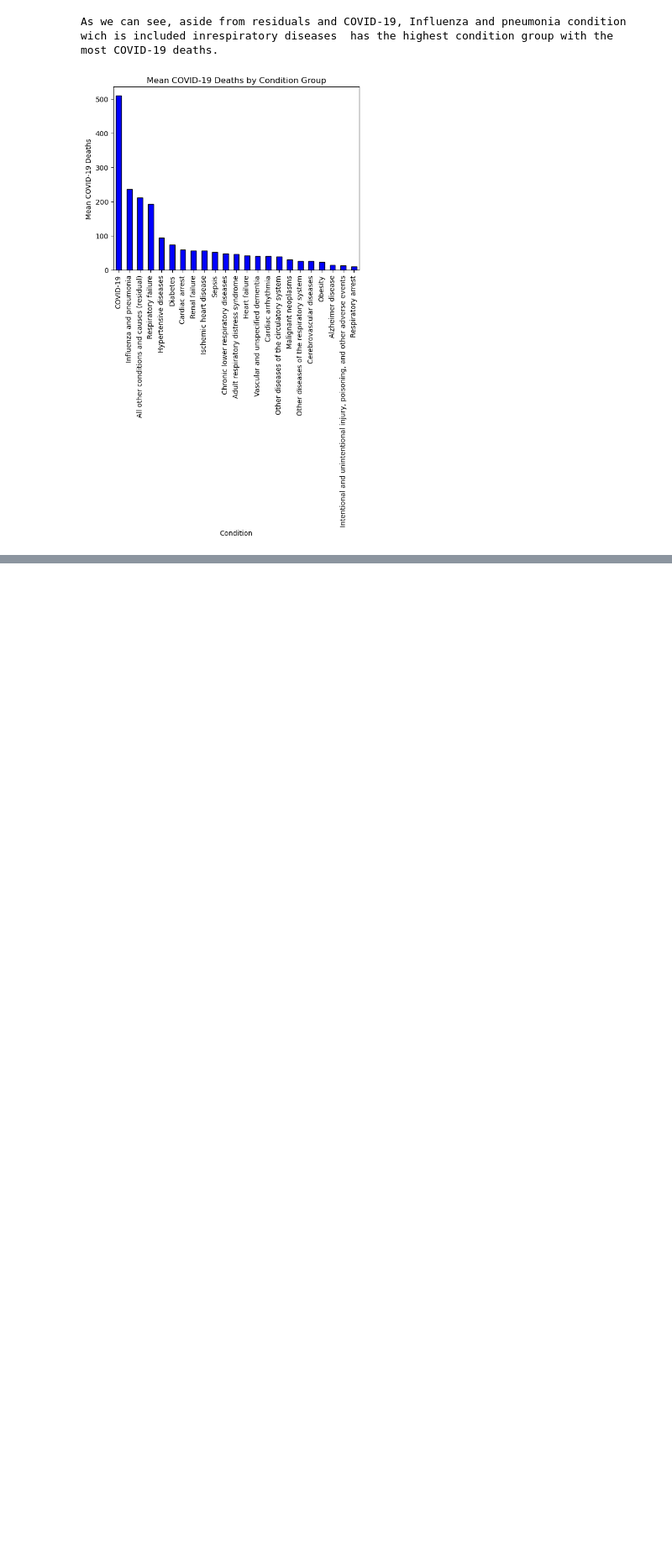
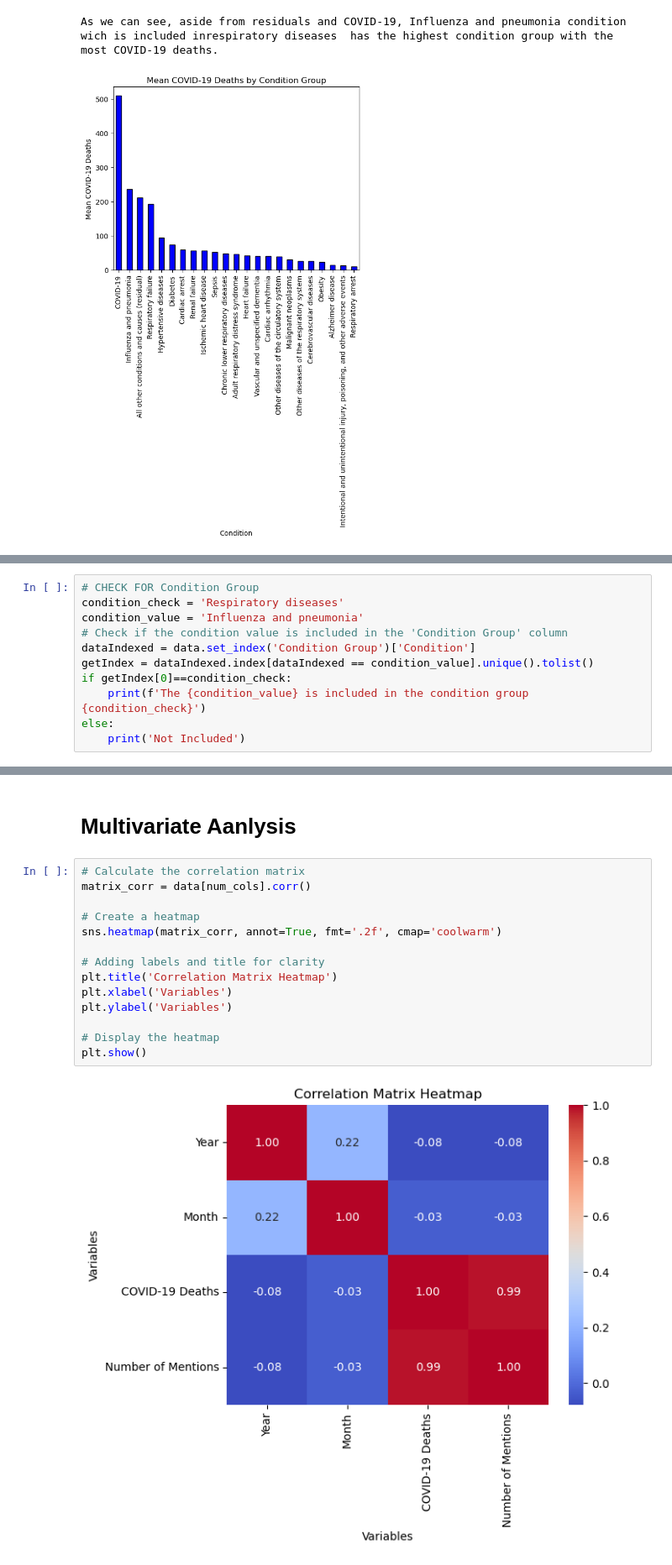
Before and after one commit to chakibOmar/EDA, a Jupyter notebook: Covid-19 Death Analysis USA.ipynb, the cells around one changed output, grey strips where cells are left out. Shown at 84% size. Saved outputs shown, nothing was run; the diff lists cells and outputs as text; blank space fills up the shorter version.

```diff
--- a/Covid-19 Death Analysis USA.ipynb
+++ b/Covid-19 Death Analysis USA.ipynb
@@ -127,0 +206,11 @@ As we can see, aside from residuals and COVID-19, Influenza and pneumonia condit
+# %%
+# CHECK FOR Condition Group
+condition_check = 'Respiratory diseases'
+condition_value = 'Influenza and pneumonia'
+# Check if the condition value is included in the 'Condition Group' column
+dataIndexed = data.set_index('Condition Group')['Condition']
+getIndex = dataIndexed.index[dataIndexed == condition_value].unique().tolist()
+if getIndex[0]==condition_check:
+    print(f'The {condition_value} is included in the condition group {condition_check}')
+else:
+    print('Not Included')
@@ -171,0 +266,18 @@ As we can see, the most deaths by COVID-19 are in California State, which is cor
+# %% [markdown]
+# Multivariate Aanlysis
+# %%
+# Calculate the correlation matrix
+matrix_corr = data[num_cols].corr()
+
+# Create a heatmap
+sns.heatmap(matrix_corr, annot=True, fmt='.2f', cmap='coolwarm')
+
+# Adding labels and title for clarity
+plt.title('Correlation Matrix Heatmap')
+plt.xlabel('Variables')
+plt.ylabel('Variables')
+
+# Display the heatmap
+plt.show()
+# %% [output]
+[figure, added]
```
Also changed, not shown: parts of 27 cells of this notebook.
